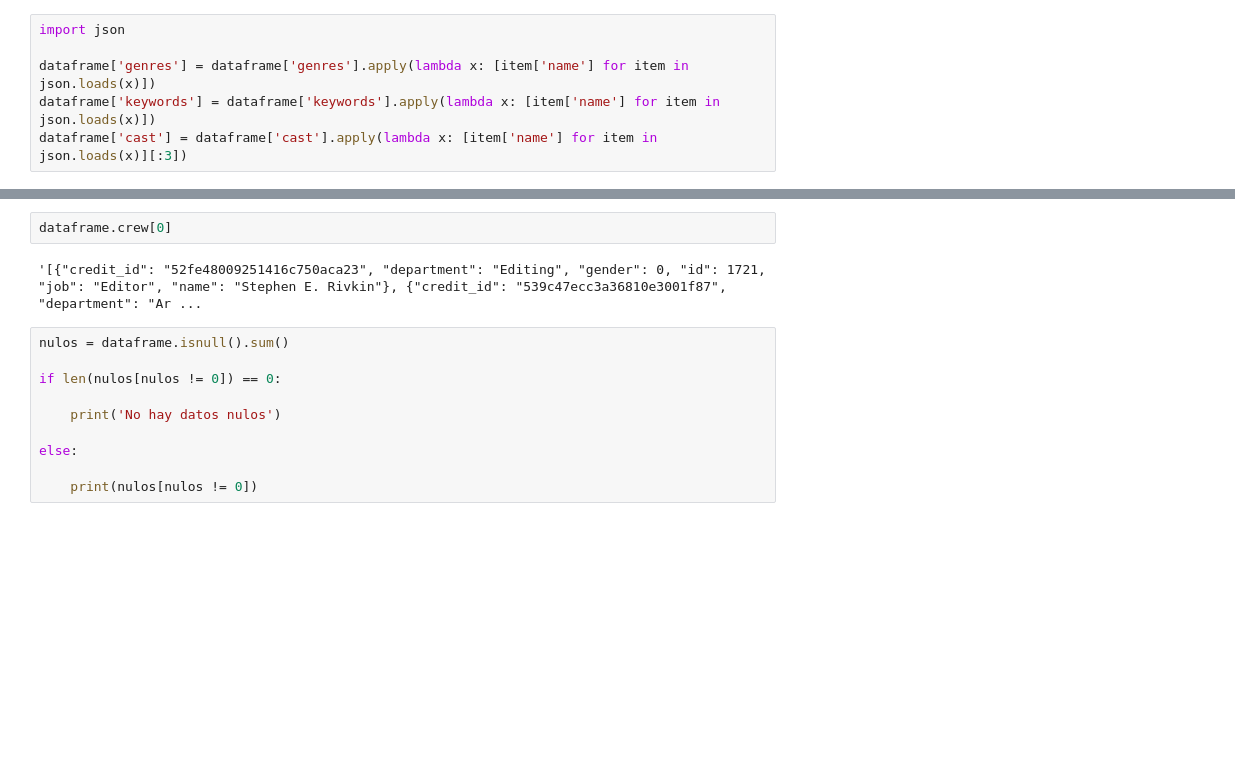
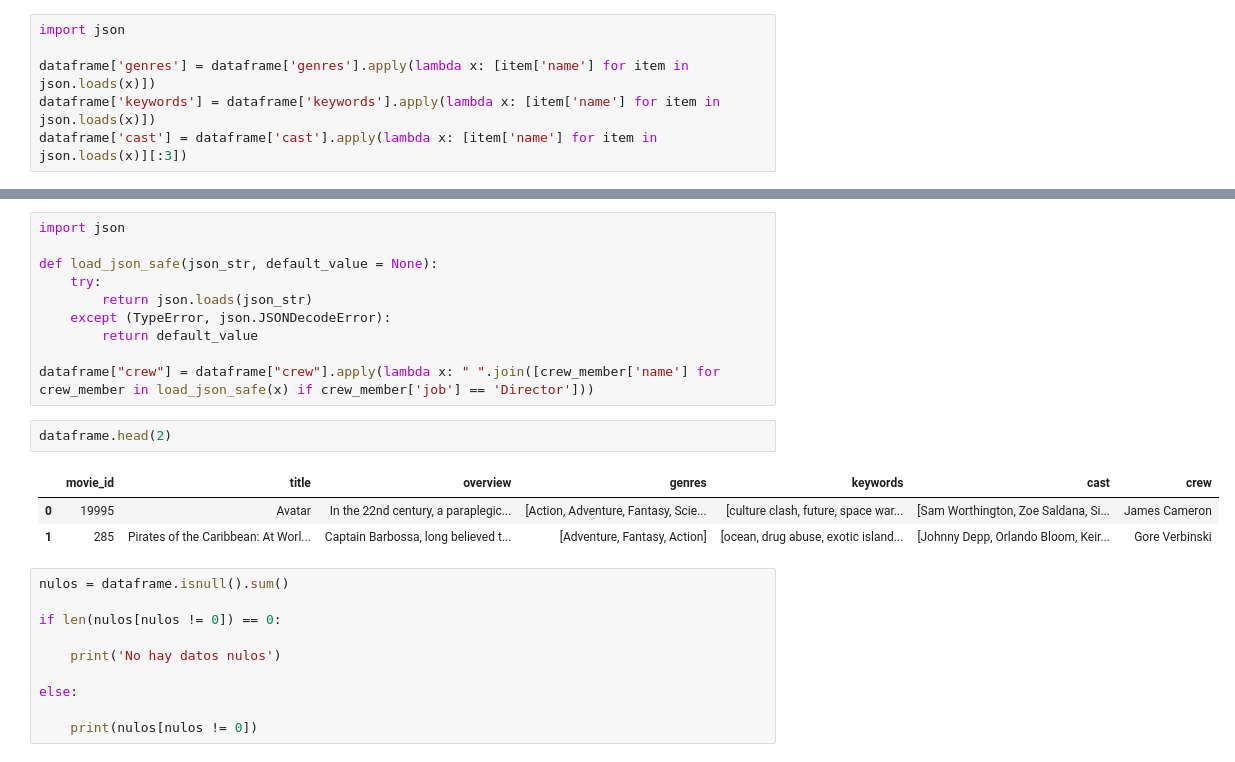
Before and after one commit to josedrosales/Analisis, a Jupyter notebook: models/KNN.ipynb, the cells around one changed output, grey strips where cells are left out. Cells and saved outputs as stored; diff of their text form; blank space fills up the shorter version.

```diff
--- a/models/KNN.ipynb
+++ b/models/KNN.ipynb
@@ -112,10 +116,22 @@ dataframe.head(2)
 |  | movie_id | title | overview | genres | keywords | cast | crew |
 | 0 | 19995 | Avatar | In the 22nd century, a paraplegic... | [Action, Adventure, Fantasy, Scie... | [culture clash, future, space war... | [Sam Worthington, Zoe Saldana, Si... | [{"credit_id": "52fe48009251416c7... |
 | 1 | 285 | Pirates of the Caribbean: At Worl... | Captain Barbossa, long believed t... | [Adventure, Fantasy, Action] | [ocean, drug abuse, exotic island... | [Johnny Depp, Orlando Bloom, Keir... | [{"credit_id": "52fe4232c3a36847f... |
-# %%
-dataframe.crew[0]
-# %% [output]
-'[{"credit_id": "52fe48009251416c750aca23", "department": "Editing", "gender": 0, "id": 1721, "job": "Editor", "name": "Stephen E. Rivkin"}, {"credit_id": "539c47ecc3a36810e3001f87", "department": "Ar ...
+# %%
+import json
+
+def load_json_safe(json_str, default_value = None):
+    try:
+        return json.loads(json_str)
+    except (TypeError, json.JSONDecodeError):
+        return default_value
+
+dataframe["crew"] = dataframe["crew"].apply(lambda x: " ".join([crew_member['name'] for crew_member in load_json_safe(x) if crew_member['job'] == 'Director']))
+# %%
+dataframe.head(2)
+# %% [output]
+|  | movie_id | title | overview | genres | keywords | cast | crew |
+| 0 | 19995 | Avatar | In the 22nd century, a paraplegic... | [Action, Adventure, Fantasy, Scie... | [culture clash, future, space war... | [Sam Worthington, Zoe Saldana, Si... | James Cameron |
+| 1 | 285 | Pirates of the Caribbean: At Worl... | Captain Barbossa, long believed t... | [Adventure, Fantasy, Action] | [ocean, drug abuse, exotic island... | [Johnny Depp, Orlando Bloom, Keir... | Gore Verbinski |
 # %%
 nulos = dataframe.isnull().sum()
 
```
Also changed, not shown: parts of 1 cell of this notebook, 1 other file.
